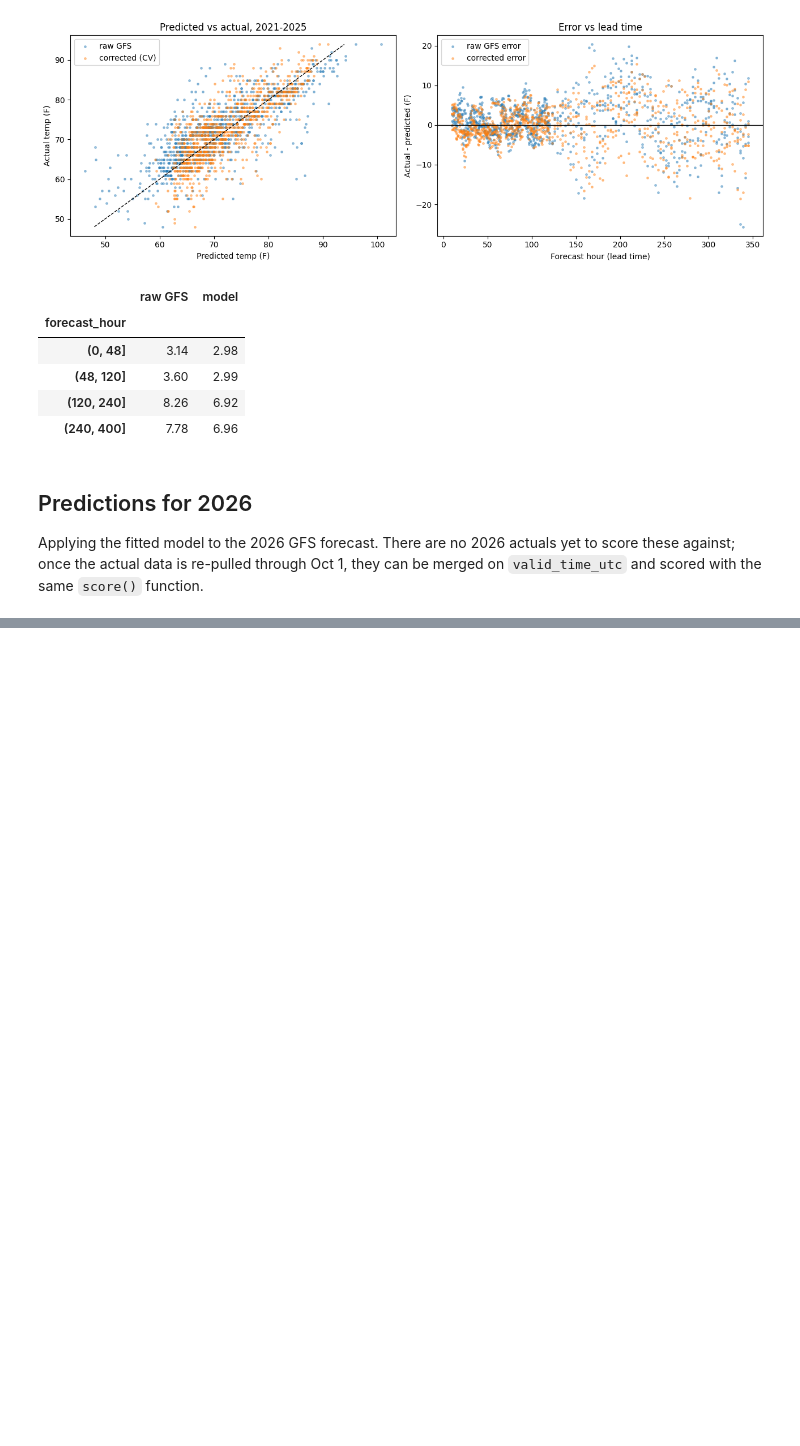
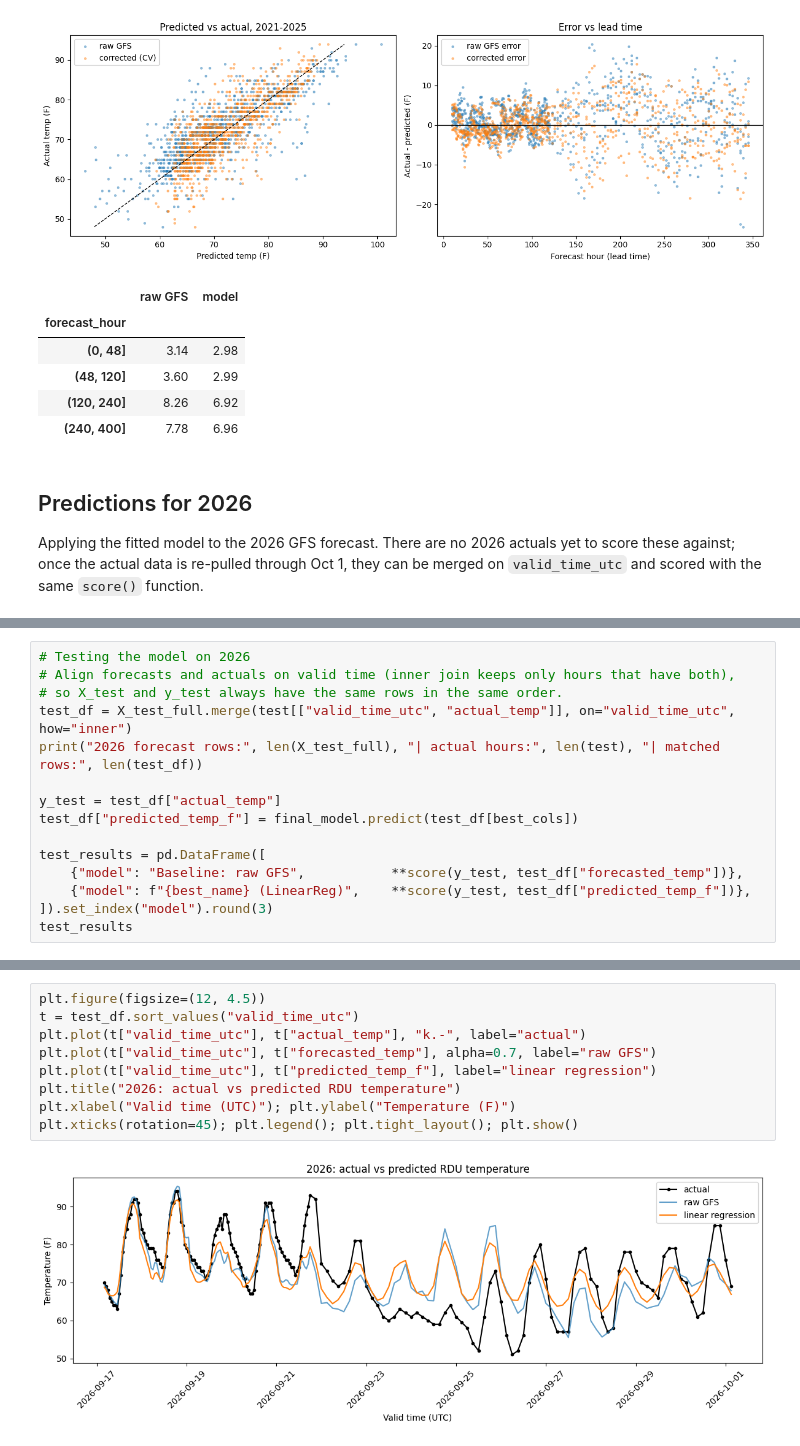
Before and after one commit to jothigup/weather-prediction-RDU, a Jupyter notebook: notebooks/jothi_linear_regression.ipynb, the cells around one changed output, grey strips where cells are left out. Cells and saved outputs as stored; diff of their text form; blank space fills up the shorter version.

```diff
--- a/notebooks/jothi_linear_regression.ipynb
+++ b/notebooks/jothi_linear_regression.ipynb
@@ -376,0 +412,15 @@ plt.xticks(rotation=45); plt.legend(); plt.tight_layout(); plt.show()
+# %%
+# Testing the model on 2026
+# Align forecasts and actuals on valid time (inner join keeps only hours that have both),
+# so X_test and y_test always have the same rows in the same order.
+test_df = X_test_full.merge(test[["valid_time_utc", "actual_temp"]], on="valid_time_utc", how="inner")
+print("2026 forecast rows:", len(X_test_full), "| actual hours:", len(test), "| matched rows:", len(test_df))
+
+y_test = test_df["actual_temp"]
+test_df["predicted_temp_f"] = final_model.predict(test_df[best_cols])
+
+test_results = pd.DataFrame([
+    {"model": "Baseline: raw GFS",           **score(y_test, test_df["forecasted_temp"])},
+    {"model": f"{best_name} (LinearReg)",    **score(y_test, test_df["predicted_temp_f"])},
+]).set_index("model").round(3)
+test_results
@@ -376,0 +433,11 @@ plt.xticks(rotation=45); plt.legend(); plt.tight_layout(); plt.show()
+# %%
+plt.figure(figsize=(12, 4.5))
+t = test_df.sort_values("valid_time_utc")
+plt.plot(t["valid_time_utc"], t["actual_temp"], "k.-", label="actual")
+plt.plot(t["valid_time_utc"], t["forecasted_temp"], alpha=0.7, label="raw GFS")
+plt.plot(t["valid_time_utc"], t["predicted_temp_f"], label="linear regression")
+plt.title("2026: actual vs predicted RDU temperature")
+plt.xlabel("Valid time (UTC)"); plt.ylabel("Temperature (F)")
+plt.xticks(rotation=45); plt.legend(); plt.tight_layout(); plt.show()
+# %% [output]
+[figure, added]
```
Also changed, not shown: parts of 10 cells of this notebook.
